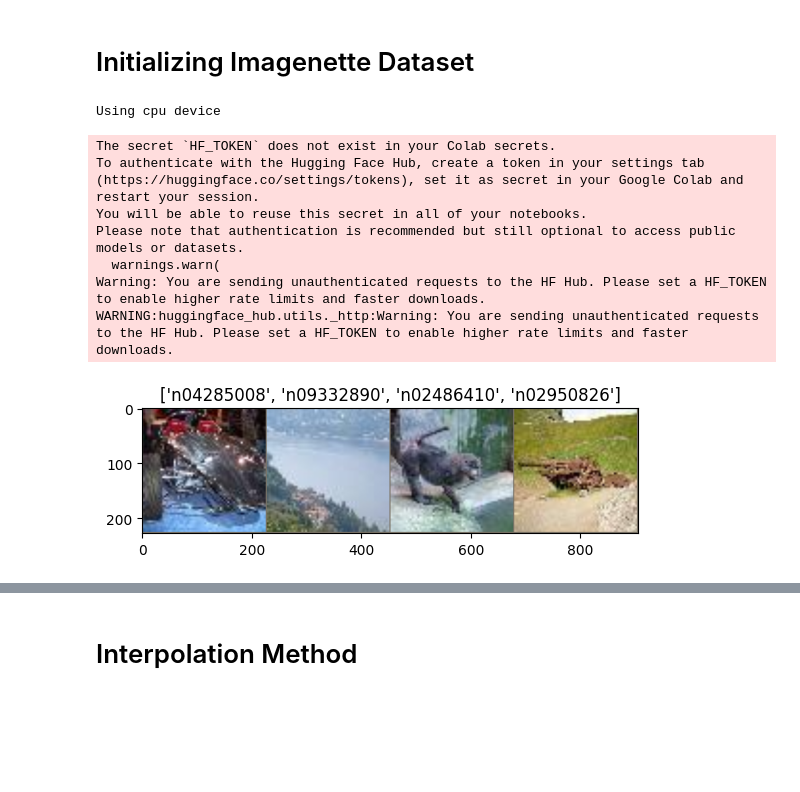
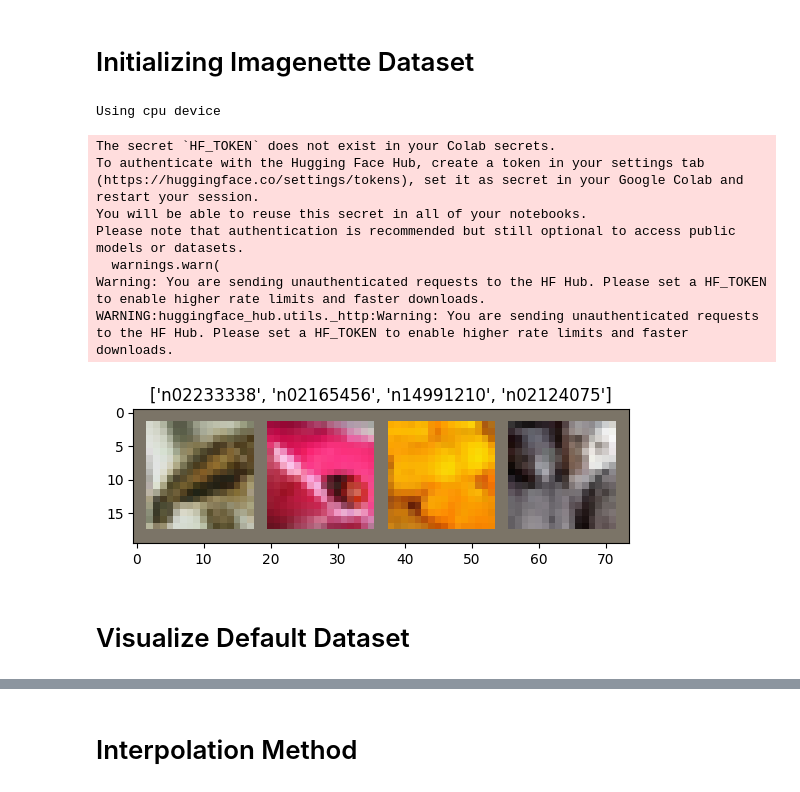
Before and after one commit to MohammedZ666/NeuralNetInterpolation, a Jupyter notebook: ResNet_Interpolation.ipynb, the cells around one changed output, grey strips where cells are left out. Drawn from its saved outputs; the diff is of its cells as text; code cells hidden in the pictures; blank space fills up the shorter version.

```diff
--- a/ResNet_Interpolation.ipynb
+++ b/ResNet_Interpolation.ipynb
@@ -167,15 +167,14 @@ plt.ion()   # interactive mode
 # Initializing Imagenette Dataset
 # %%
 factor = 0.5
-image_size = 448
+image_size = 32
 size = [int(image_size*factor)]*2
 interp_size = [image_size]*2
-batch_size = 64
+batch_size = 16
 
 data_transforms = {
     'train': transforms.Compose([
         transforms.Resize(size),
-        transforms.RandomHorizontalFlip(),
         transforms.ToTensor(),
         transforms.Normalize([0.485, 0.456, 0.406], [0.229, 0.224, 0.225])
     ]),
@@ -189,8 +188,7 @@ data_transforms = {
 
 data_transforms_interp = {
     'train': transforms.Compose([
-        transforms.Resize(interp_size),
-        transforms.RandomHorizontalFlip(),
+        # transforms.Resize(interp_size),
         transforms.ToTensor(),
         transforms.Normalize([0.485, 0.456, 0.406], [0.229, 0.224, 0.225])
     ]),
@@ -230,43 +228,33 @@ device = torch.accelerator.current_accelerator().type if torch.accelerator.is_av
 print(f"Using {device} device")
 ds = load_dataset("zh-plus/tiny-imagenet")
 data = {
     'train': ds['train'],
     'val': ds['valid']   # TinyImageNet uses 'valid', not 'val'
 }
 
 image_datasets = {x: TransformDataset(data[x], data_transforms[x])
                   for x in ['train', 'val']}
 
 image_datasets_interp = {x: TransformDataset(data[x], data_transforms_interp[x])
                   for x in ['train', 'val']}
 
 dataloaders = {x: torch.utils.data.DataLoader(image_datasets[x], batch_size=batch_size,
                                              shuffle=True, num_workers=0) for x in ['train', 'val']}
 
 dataloaders_interp = {x: torch.utils.data.DataLoader(image_datasets_interp[x], batch_size=batch_size//2,
                                              shuffle=True, num_workers=0) for x in ['train', 'val']}
 
 dataset_sizes = {x: len(image_datasets[x]) for x in ['train', 'val']}
 class_names = image_datasets['train'].classes
-
-
-
-
-# Get a batch of training data
-inputs, classes = next(iter(dataloaders['train']))
-
-# Make a grid from batch
-out = torchvision.utils.make_grid(inputs[:4])
-classes = classes[:4]
-
-imshow(out, title=[class_names[x] for x in classes])
 # %% [output]
 Using cpu device
 The secret `HF_TOKEN` does not exist in your Colab secrets.
 To authenticate with the Hugging Face Hub, create a token in your settings tab (https://huggingface.co/settings/tokens), set it as secret in your Google Colab and restart your session.
 You will be able to reuse this secret in all of your notebooks.
 Please note that authentication is recommended but still optional to access public models or datasets.
   warnings.warn(
 Warning: You are sending unauthenticated requests to the HF Hub. Please set a HF_TOKEN to enable higher rate limits and faster downloads.
 WARNING:huggingface_hub.utils._http:Warning: You are sending unauthenticated requests to the HF Hub. Please set a HF_TOKEN to enable higher rate limits and faster downloads.
-[figure, old version]
+[figure, new version]
+# %% [markdown]
+# Visualize Default Dataset
```
Also changed, not shown: parts of 7 cells of this notebook.
